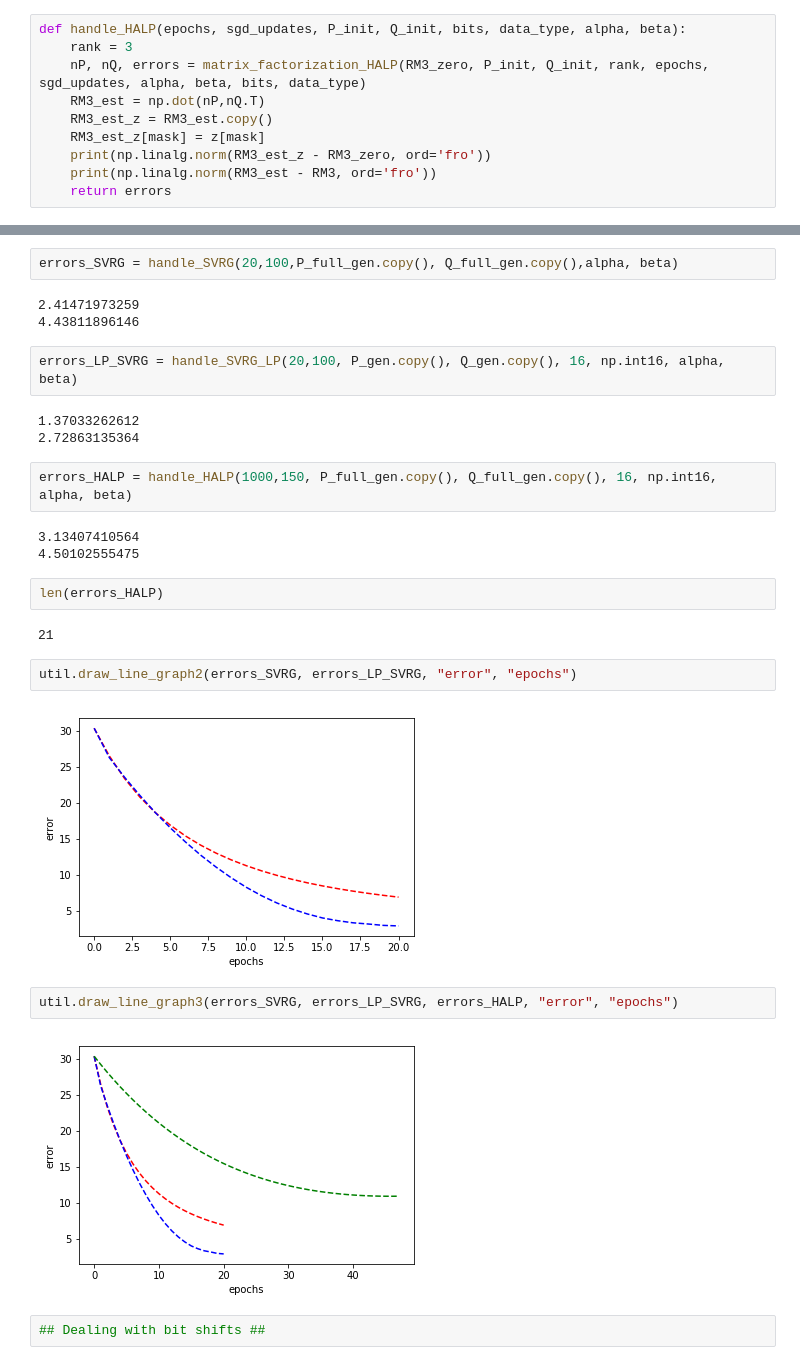
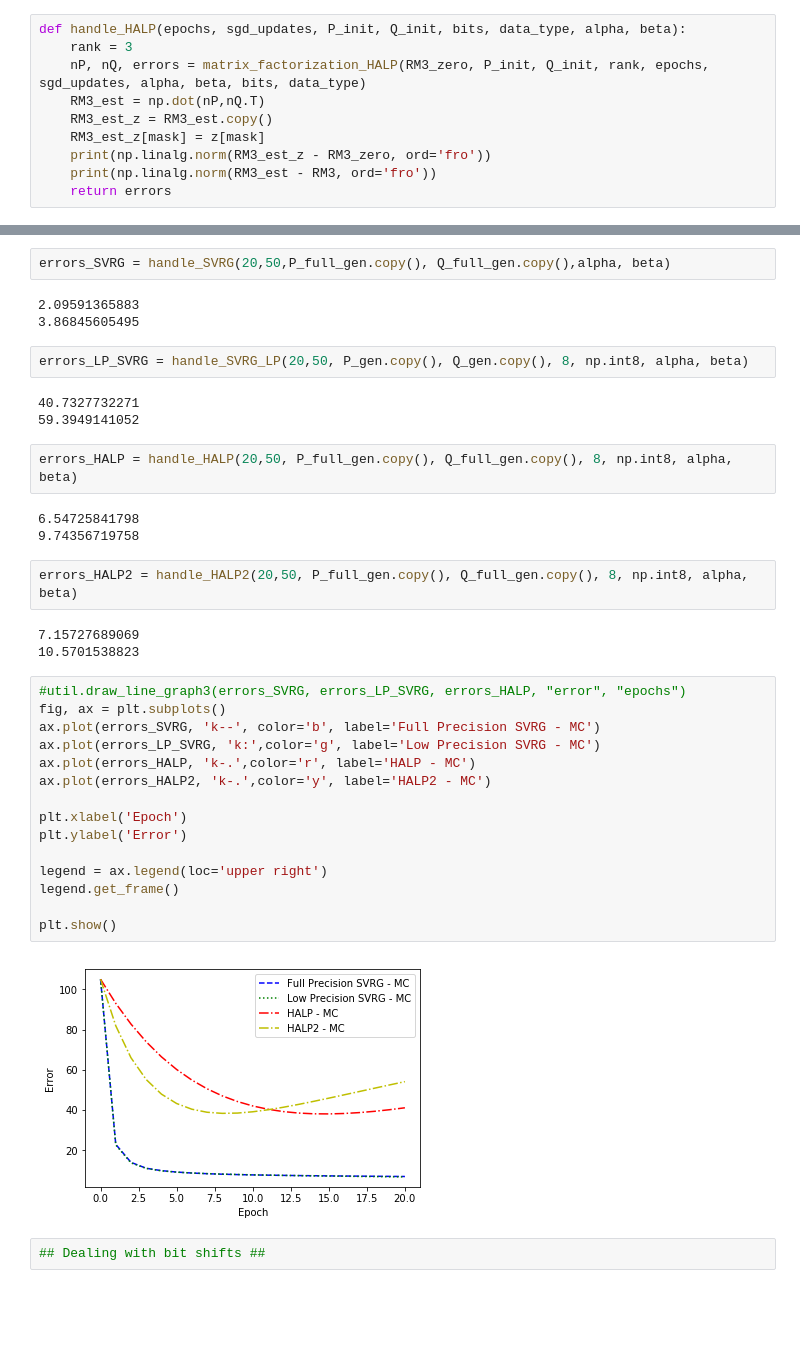
Before and after one commit to abigailshchur/Quantized-SVRG, a Jupyter notebook: matrix_completion.ipynb, the cells around one changed output, grey strips where cells are left out. Cells and saved outputs as stored; diff of their text form; blank space fills up the shorter version.

```diff
--- a/matrix_completion.ipynb
+++ b/matrix_completion.ipynb
@@ -252,31 +325,41 @@ alpha = 0.00001
 beta = 0.02
 # %%
-errors_SVRG = handle_SVRG(20,100,P_full_gen.copy(), Q_full_gen.copy(),alpha, beta)
+errors_SVRG = handle_SVRG(20,50,P_full_gen.copy(), Q_full_gen.copy(),alpha, beta)
 # %% [output]
-2.41471973259
-4.43811896146
+2.09591365883
+3.86845605495
 # %%
-errors_LP_SVRG = handle_SVRG_LP(20,100, P_gen.copy(), Q_gen.copy(), 16, np.int16, alpha, beta)
+errors_LP_SVRG = handle_SVRG_LP(20,50, P_gen.copy(), Q_gen.copy(), 8, np.int8, alpha, beta)
 # %% [output]
-1.37033262612
-2.72863135364
+40.7327732271
+59.3949141052
 # %%
-errors_HALP = handle_HALP(1000,150, P_full_gen.copy(), Q_full_gen.copy(), 16, np.int16, alpha, beta)
+errors_HALP = handle_HALP(20,50, P_full_gen.copy(), Q_full_gen.copy(), 8, np.int8, alpha, beta)
 # %% [output]
-3.13407410564
-4.50102555475
+6.54725841798
+9.74356719758
-# %%
-len(errors_HALP)
-# %% [output]
-21
-# %%
-util.draw_line_graph2(errors_SVRG, errors_LP_SVRG, "error", "epochs")
-# %% [output]
-[figure, removed]
-# %%
-util.draw_line_graph3(errors_SVRG, errors_LP_SVRG, errors_HALP, "error", "epochs")
-# %% [output]
-[figure, removed]
+# %%
+errors_HALP2 = handle_HALP2(20,50, P_full_gen.copy(), Q_full_gen.copy(), 8, np.int8, alpha, beta)
+# %% [output]
+7.15727689069
+10.5701538823
+# %%
+#util.draw_line_graph3(errors_SVRG, errors_LP_SVRG, errors_HALP, "error", "epochs")
+fig, ax = plt.subplots()
+ax.plot(errors_SVRG, 'k--', color='b', label='Full Precision SVRG - MC')
+ax.plot(errors_LP_SVRG, 'k:',color='g', label='Low Precision SVRG - MC')
+ax.plot(errors_HALP, 'k-.',color='r', label='HALP - MC')
+ax.plot(errors_HALP2, 'k-.',color='y', label='HALP2 - MC')
+
+plt.xlabel('Epoch')
+plt.ylabel('Error')
+
+legend = ax.legend(loc='upper right')
+legend.get_frame()
+
+plt.show()
+# %% [output]
+[figure, added]
 # %%
 ## Dealing with bit shifts ##
 # %%
```
Also changed, not shown: parts of 9 cells of this notebook, 1 other file.
